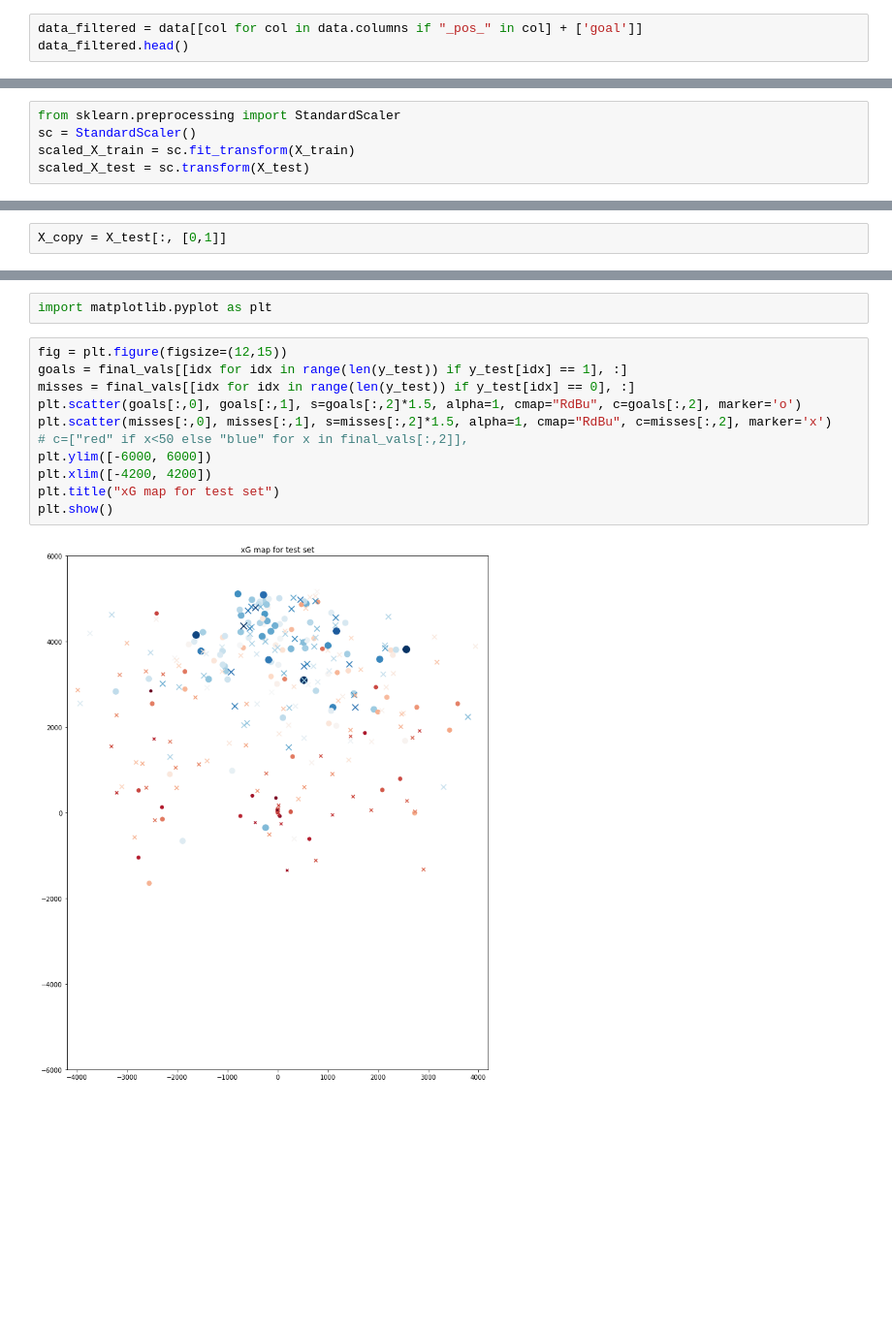
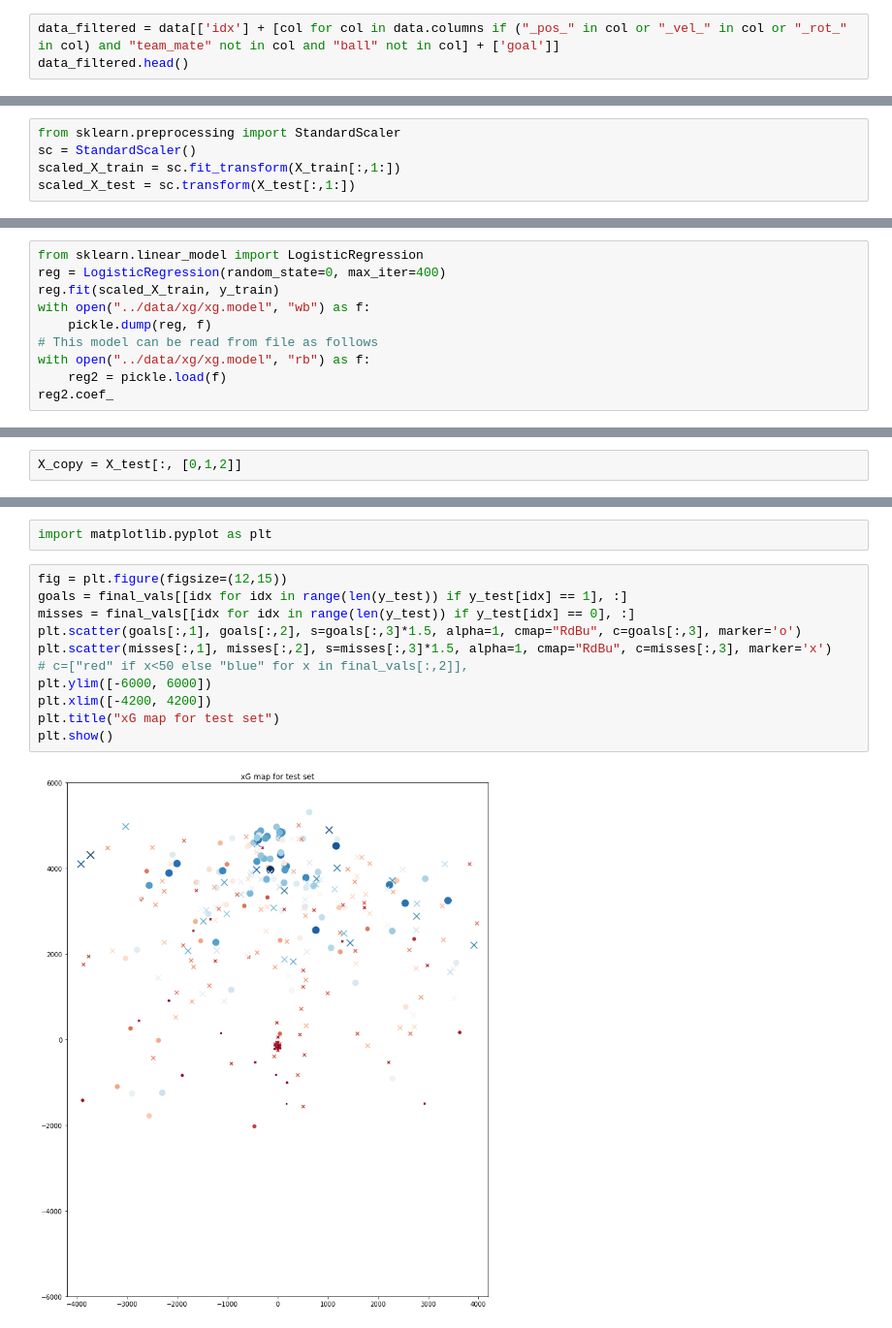
Before and after one commit to sertalpbilal/rocket_league_analytics, a Jupyter notebook: extra/xg_v1.ipynb, the cells around one changed output, grey strips where cells are left out. Shown at 97% size. Drawn from its saved outputs; the diff is of its cells as text; blank space fills up the shorter version.

```diff
--- a/extra/xg_v1.ipynb
+++ b/extra/xg_v1.ipynb
@@ -13,6 +16,6 @@ data.head()
 | 4 | 4 | 5362 | 170.0 | True | 0 | 1666.394692 | 97.870003 | 3802.429932 | 274.940002 | ... |
 5 rows × 119 columns
 # %%
-data_filtered = data[[col for col in data.columns if "_pos_" in col] + ['goal']]
+data_filtered = data[['idx'] + [col for col in data.columns if ("_pos_" in col or "_vel_" in col or "_rot_" in col) and "team_mate" not in col and "ball" not in col] + ['goal']]
 data_filtered.head()
 # %% [output]
@@ -32,5 +51,5 @@ X_train, X_test, y_train, y_test = train_test_split(X, y, random_state=0, test_s
 # %%
 from sklearn.preprocessing import StandardScaler
 sc = StandardScaler()
-scaled_X_train = sc.fit_transform(X_train)
-scaled_X_test = sc.transform(X_test)
+scaled_X_train = sc.fit_transform(X_train[:,1:])
+scaled_X_test = sc.transform(X_test[:,1:])
@@ -42,0 +56,10 @@ LogisticRegression(random_state=0)
+# %%
+from sklearn.linear_model import LogisticRegression
+reg = LogisticRegression(random_state=0, max_iter=400)
+reg.fit(scaled_X_train, y_train)
+with open("../data/xg/xg.model", "wb") as f:
+    pickle.dump(reg, f)
+# This model can be read from file as follows
+with open("../data/xg/xg.model", "rb") as f:
+    reg2 = pickle.load(f)
+reg2.coef_
@@ -76,5 +113,5 @@ array([0.55590675, 0.55752253, 0.28029452, 0.36061183, 0.40070136,
 # %%
-X_copy = X_test[:, [0,1]]
+X_copy = X_test[:, [0,1,2]]
 # %%
 final_vals = np.c_[X_copy, xg_vals*100]
 # %%
@@ -82,13 +119,13 @@ import matplotlib.pyplot as plt
 # %%
 fig = plt.figure(figsize=(12,15))
 goals = final_vals[[idx for idx in range(len(y_test)) if y_test[idx] == 1], :]
 misses = final_vals[[idx for idx in range(len(y_test)) if y_test[idx] == 0], :]
-plt.scatter(goals[:,0], goals[:,1], s=goals[:,2]*1.5, alpha=1, cmap="RdBu", c=goals[:,2], marker='o')
-plt.scatter(misses[:,0], misses[:,1], s=misses[:,2]*1.5, alpha=1, cmap="RdBu", c=misses[:,2], marker='x')
+plt.scatter(goals[:,1], goals[:,2], s=goals[:,3]*1.5, alpha=1, cmap="RdBu", c=goals[:,3], marker='o')
+plt.scatter(misses[:,1], misses[:,2], s=misses[:,3]*1.5, alpha=1, cmap="RdBu", c=misses[:,3], marker='x')
 # c=["red" if x<50 else "blue" for x in final_vals[:,2]],
 plt.ylim([-6000, 6000])
 plt.xlim([-4200, 4200])
 plt.title("xG map for test set")
 plt.show()
 # %% [output]
-[figure, old version]
+[figure, new version]
```
Also changed, not shown: parts of 13 cells of this notebook, 2 other files.
